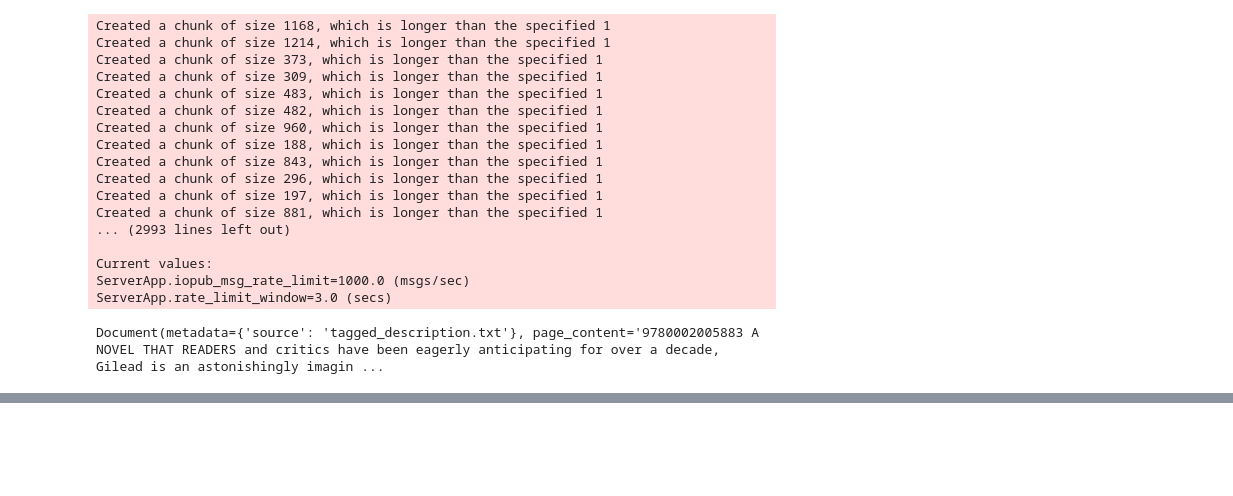
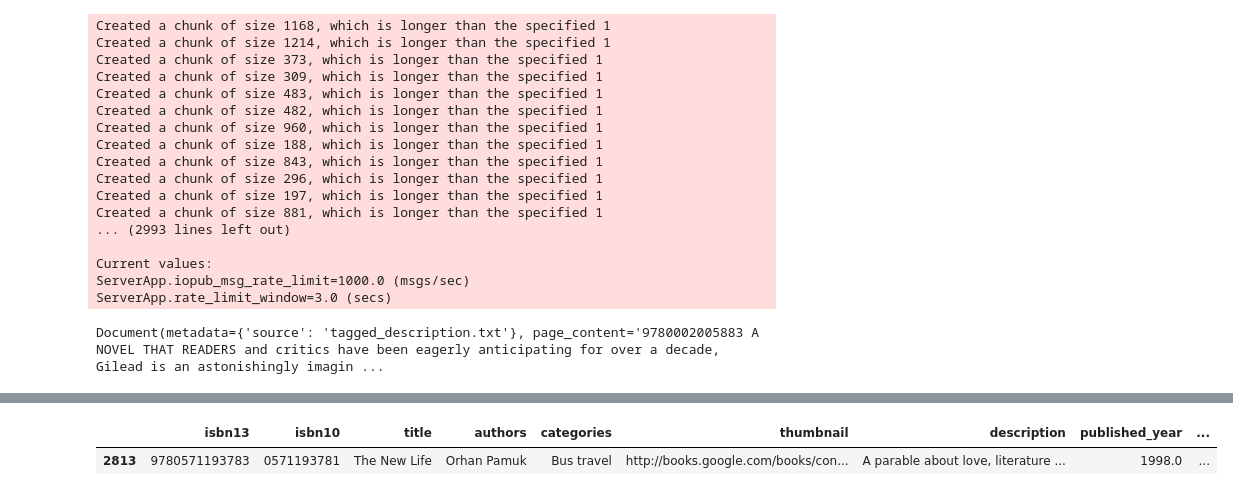
Before and after one commit to lekhazadapa/Personal-Projects, a Jupyter notebook: LLMs for Recommendation System/Vector-Search.ipynb, the cells around one changed output, grey strips where cells are left out. Saved outputs shown, nothing was run; the diff lists cells and outputs as text; code cells hidden in the pictures; blank space fills up the shorter version.

```diff
--- a/LLMs for Recommendation System/Vector-Search.ipynb
+++ b/LLMs for Recommendation System/Vector-Search.ipynb
@@ -84,5 +91,5 @@ RateLimitError: Error code: 429 - {'error': {'message': 'You exceeded your curre
 # %%
 query= "A book to gift my girlfriend"
-docs= db_boooks.similarity_search(query, k=10)
+docs= db_books.similarity_search(query, k=10)
 docs
 # %% [output]
@@ -90,2 +106,5 @@ NameError: name 'db_boooks' is not defined
 # %%
-books[books["isbn13"]] == int(docs[0].page_content.split()[0].strip())]
+books[books["isbn13"] == int(docs[0].page_content.split()[0].strip())]
+# %% [output]
+|  | isbn13 | isbn10 | title | authors | categories | thumbnail | description | published_year | ... |
+| 2813 | 9780571193783 | 0571193781 | The New Life | Orhan Pamuk | Bus travel | http://books.google.com/books/con... | A parable about love, literature ... | 1998.0 | ... |
```
Also changed, not shown: parts of 6 cells of this notebook, 3 other files.
